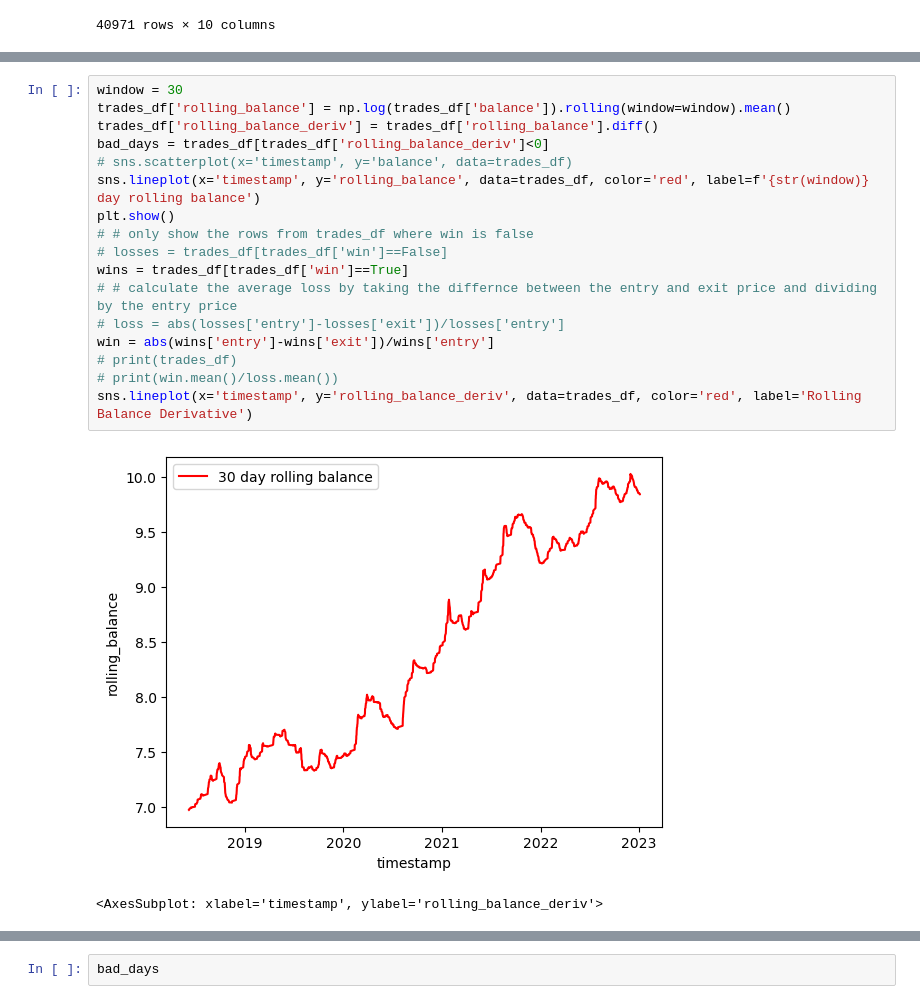
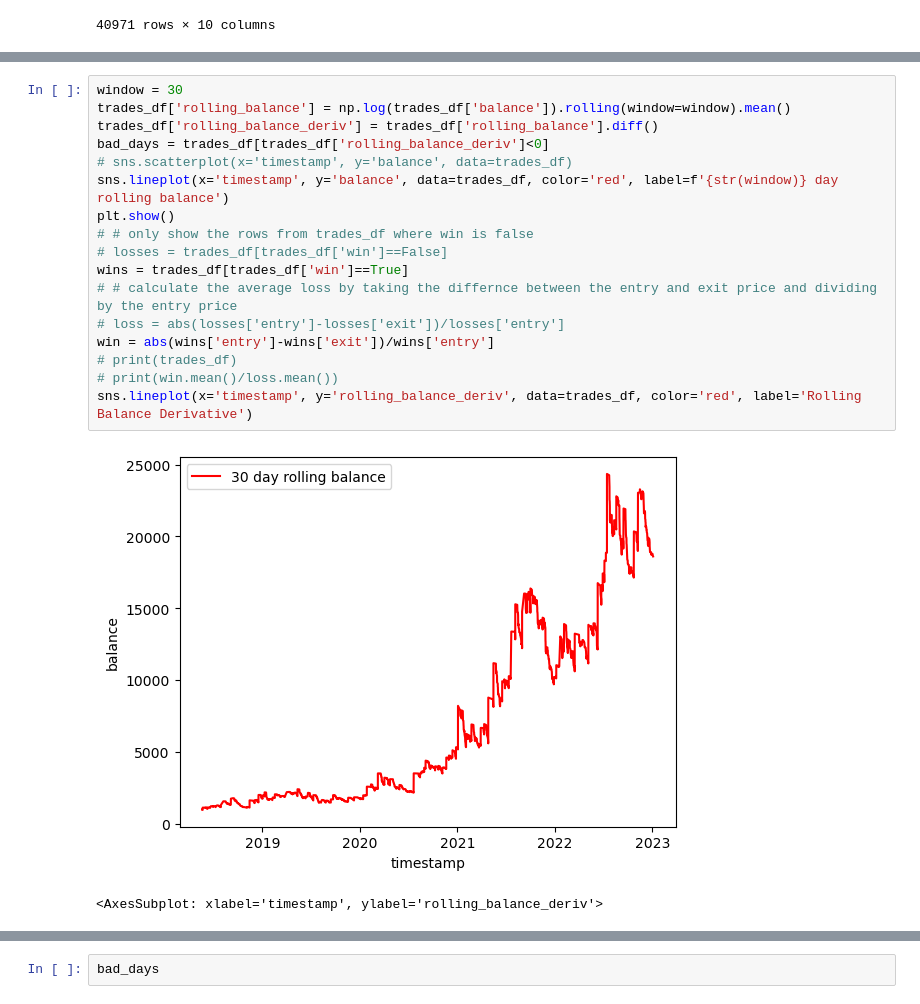
Before and after one commit to RDEvans31/saturn, a Jupyter notebook: Old programs/Archive/short-term-swing-trade-testing.ipynb, the cells around one changed output, grey strips where cells are left out. Drawn from its saved outputs; the diff is of its cells as text.

```diff
--- a/short-term-swing-trade-testing.ipynb
+++ b/Old programs/Archive/short-term-swing-trade-testing.ipynb
@@ -265,22 +276,22 @@ ROI: 17.61
 # %%
 window = 30
 trades_df['rolling_balance'] = np.log(trades_df['balance']).rolling(window=window).mean()
 trades_df['rolling_balance_deriv'] = trades_df['rolling_balance'].diff()
 bad_days = trades_df[trades_df['rolling_balance_deriv']<0]
 # sns.scatterplot(x='timestamp', y='balance', data=trades_df)
-sns.lineplot(x='timestamp', y='rolling_balance', data=trades_df, color='red', label=f'{str(window)} day rolling balance')
+sns.lineplot(x='timestamp', y='balance', data=trades_df, color='red', label=f'{str(window)} day rolling balance')
 plt.show()
 # # only show the rows from trades_df where win is false
 # losses = trades_df[trades_df['win']==False]
 wins = trades_df[trades_df['win']==True]
 # # calculate the average loss by taking the differnce between the entry and exit price and dividing by the entry price
 # loss = abs(losses['entry']-losses['exit'])/losses['entry']
 win = abs(wins['entry']-wins['exit'])/wins['entry']
 # print(trades_df)
 # print(win.mean()/loss.mean())
 sns.lineplot(x='timestamp', y='rolling_balance_deriv', data=trades_df, color='red', label='Rolling Balance Derivative')
 # %% [output]
-[figure, old version]
+[figure, new version]
 <AxesSubplot: xlabel='timestamp', ylabel='rolling_balance_deriv'>
 [figure]
 # %%
```
Also changed, not shown: parts of 1 cell of this notebook, 25 other files.
